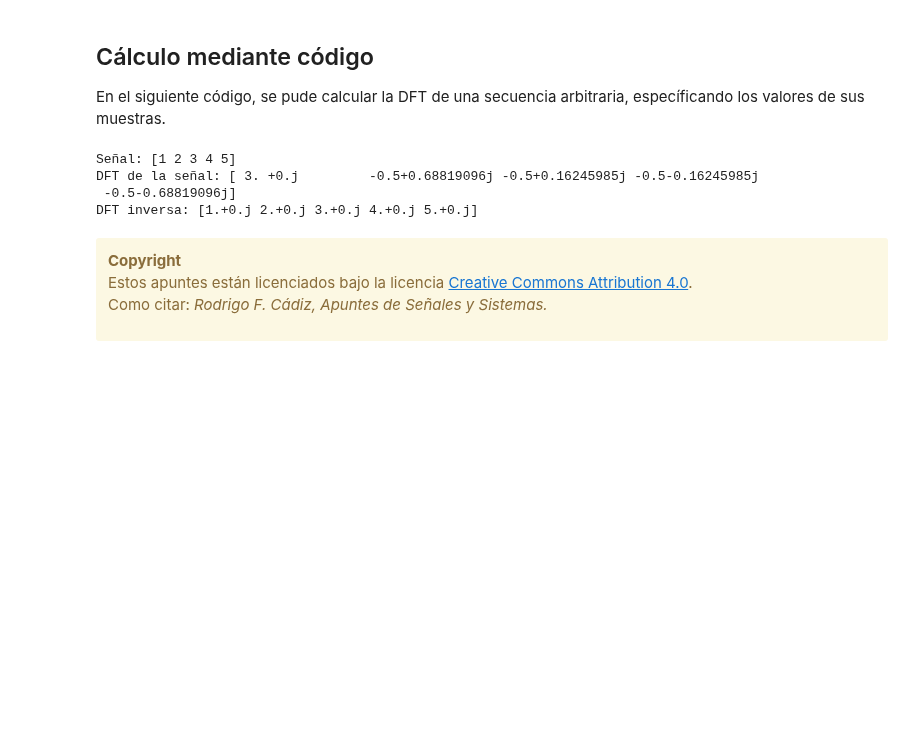
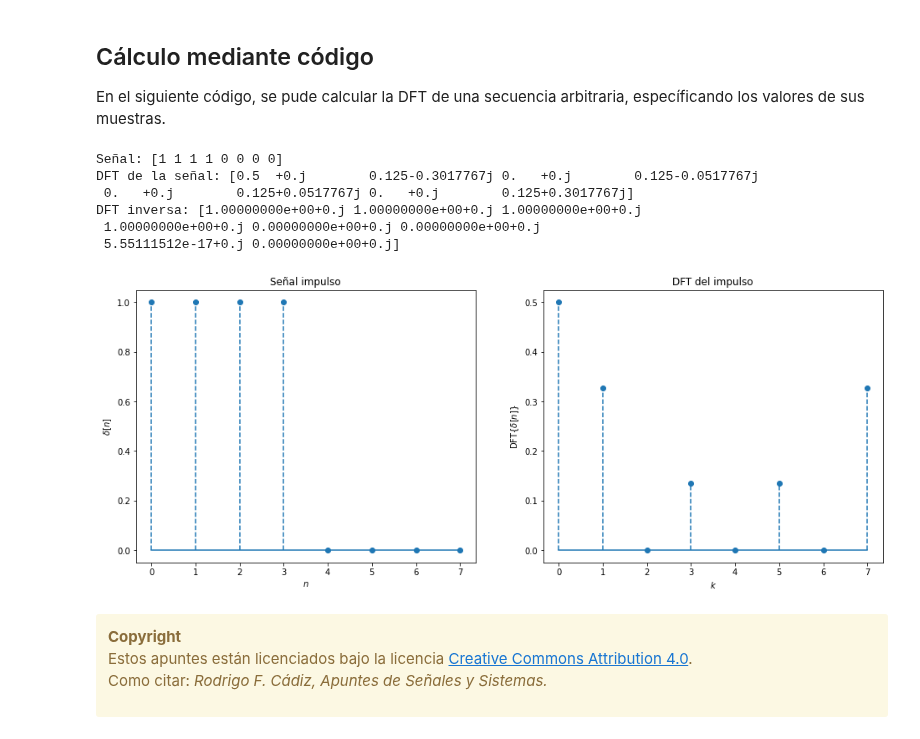
Before and after one commit to rodrigocadiz/senales_y_sistemas, a Jupyter notebook: 34-DFT.ipynb, the cells around one changed output. Drawn from its saved outputs; the diff is of its cells as text; code cells hidden in the pictures; blank space fills up the shorter version.

```diff
--- a/34-DFT.ipynb
+++ b/34-DFT.ipynb
@@ -273,21 +273,32 @@ En el siguiente código, se pude calcular la DFT de una secuencia arbitraria, es
 # %%
 import matplotlib.pyplot as plt
 import numpy as np
 import sys_functions
 
 %matplotlib inline
 
-f = np.array((1,2,3,4,5)) # Secuencia arbitraria
+f = np.array((1,1,1,1,0,0,0,0)) # Secuencia arbitraria
 F = sys_functions.DFT(f) # DFT de la secuencia
 
 print('Señal:', f)
 print('DFT de la señal:', F)
 print('DFT inversa:', sys_functions.IDFT(F))
+
+plt.figure(figsize = (16, 6))
+
+plt.subplot(121)
+sys_functions.plotSequence(f,'Señal impulso',xlabel='$n$',ylabel='$\delta[n]$')
+
+plt.subplot(122)
+sys_functions.plotSequence(np.abs(F),'DFT del impulso',xlabel='$k$',ylabel='DFT{$\delta[n]$}')
 # %% [output]
-Señal: [1 2 3 4 5]
-DFT de la señal: [ 3. +0.j         -0.5+0.68819096j -0.5+0.16245985j -0.5-0.16245985j
- -0.5-0.68819096j]
-DFT inversa: [1.+0.j 2.+0.j 3.+0.j 4.+0.j 5.+0.j]
+Señal: [1 1 1 1 0 0 0 0]
+DFT de la señal: [0.5  +0.j        0.125-0.3017767j 0.   +0.j        0.125-0.0517767j
+ 0.   +0.j        0.125+0.0517767j 0.   +0.j        0.125+0.3017767j]
+DFT inversa: [1.00000000e+00+0.j 1.00000000e+00+0.j 1.00000000e+00+0.j
+ 1.00000000e+00+0.j 0.00000000e+00+0.j 0.00000000e+00+0.j
+ 5.55111512e-17+0.j 0.00000000e+00+0.j]
+[figure, added]
 # %% [markdown]
 <div class="alert alert-block alert-warning">
 <b>Copyright</b><br>
```
Also changed, not shown: 11 other files.
